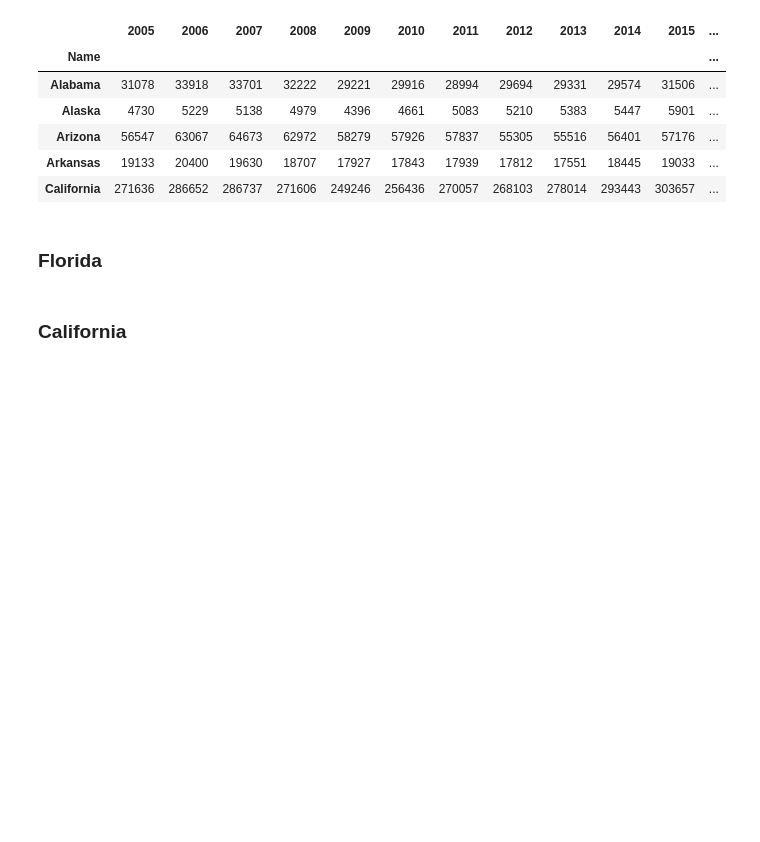
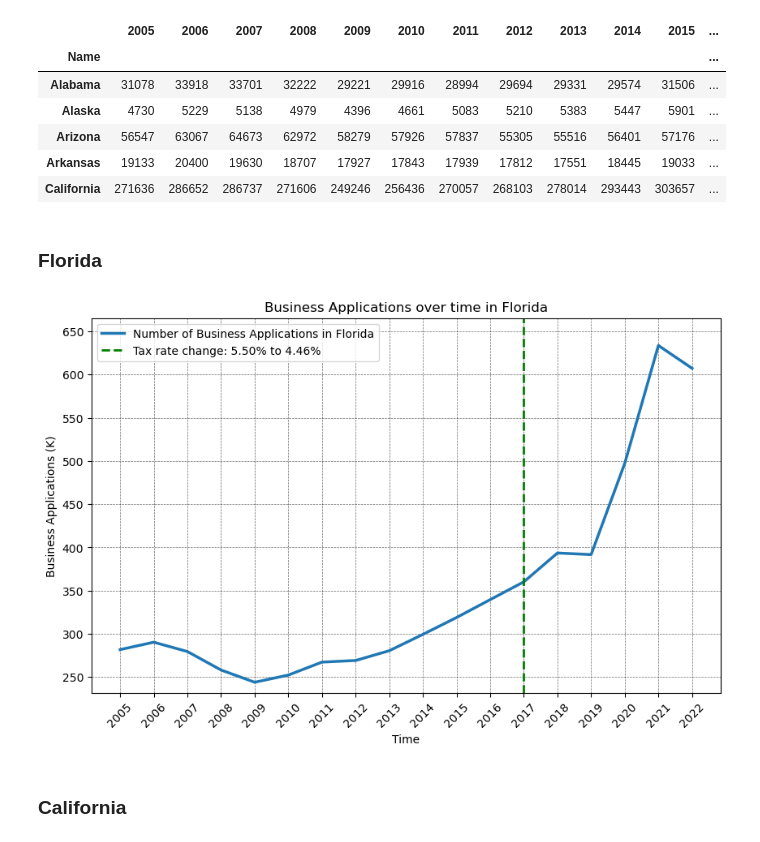
Before and after one commit to anoushkaberry15/data-analytics-project, a Jupyter notebook: Visualizations.ipynb, the cells around one changed output. Cells and saved outputs as stored; diff of their text form; code cells hidden in the pictures; blank space fills up the shorter version.

Commit message:
updates to visualization

```diff
--- a/Visualizations.ipynb
+++ b/Visualizations.ipynb
@@ -12,7 +12,7 @@ from shapely.geometry import Polygon
 Taking our existing data of business applications and importing as a DataFrame
 # %%
 df_biz = pd.read_csv("data05-22/biz_apps_new.csv")
-df_biz = df.rename(columns={"State":"STATE"}).round(2)
+df_biz = df_biz.rename(columns={"State":"STATE"}).round(2)
 df_biz.head()
 # %% [output]
 |  | Name | STATE | 2005 | 2006 | 2007 | 2008 | 2009 | 2010 | 2011 | 2012 | 2013 | ... |
@@ -271,40 +265,40 @@ biz_apps_highest.head()
 # %% [markdown]
 ### Florida
 # %%
-# Excluding the non-numeric 'State.1' column and plotting the data for Florida
-fl_plot = biz_apps_highest.loc['Florida', '2005':'2022'].plot(kind='line', figsize=(10, 6), lw=2.5)
+fl_plot = biz_apps_highest.loc['Florida', '2005':'2022'].plot(kind='line', figsize=(10, 6), lw=2.5, label = "Number of Business Applications in Florida")
 
 # Setting labels and title
 fl_plot.set_ylabel('Business Applications (K)')
 fl_plot.set_xlabel('Time')
 fl_plot.set_title('Business Applications over time in Florida')
 plt.xticks(rotation=45) # Rotate years for better readability
 
 # Adding vertical lines for 2019 and 2020
-fl_plot.axvline(x=biz_apps_highest.columns.get_loc('2019') - 2, color='green', linestyle='-', linewidth=2,
+fl_plot.axvline(x=biz_apps_highest.columns.get_loc('2019') - 2, color='green', linestyle='--', linewidth=2,
                 label="Tax rate change: 5.50% to 4.46%")
 
 #plt.xticks(ticks=range(len(fl_plot.index)), labels=fl_data.index, rotation=45)  # Display every year on x-axis
-plt.xticks(ticks=range(len(biz_apps_highest.columns[1:])), labels=biz_apps_highest.columns[1:], rotation=45)
-
+plt.xticks(ticks=range(len(biz_apps_highest.columns)), labels=biz_apps_highest.columns, rotation=45)
 
 
 # Change absolute number of business applications by giving it in thousands
 fl_plot.set_yticks(fl_plot.get_yticks())
 fl_plot.set_yticklabels([int(y/1000) for y in fl_plot.get_yticks()])
 
-# Change y-axis limit using buffer
-buffer = 0.05  # 5% buffer
+# Change y-axis limit using 5% buffer
+buffer = 0.05
 fl_min = biz_apps_highest.loc['Florida', '2005':'2022'].min()
 fl_max = biz_apps_highest.loc['Florida', '2005':'2022'].max()
 fl_plot.set_ylim(fl_min - buffer * fl_min, fl_max + buffer * fl_max)
 
 # Implement gridlines
 fl_plot.grid(True, which='both', linestyle='--', linewidth=0.5, color='black', alpha=0.6)
 
 # Showing the legend and the plot
 fl_plot.legend()
 plt.show()
+# %% [output]
+[figure, added]
 # %% [markdown]
 ### California
 # %%
```
Also changed, not shown: parts of 9 cells of this notebook.
